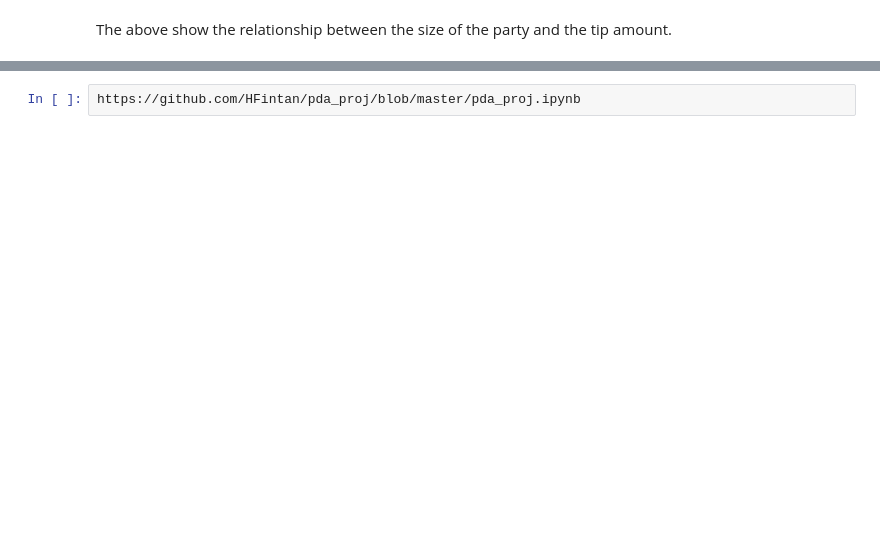
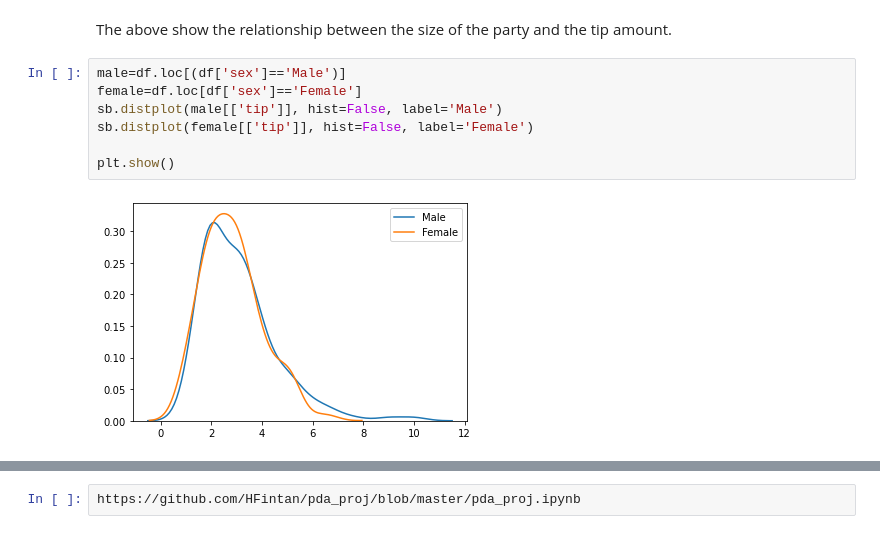
Before and after one commit to LauraBrogan/Programming-Project-2020, a Jupyter notebook: Programming Project 2020.ipynb, the cells around one changed output, grey strips where cells are left out. Cells and saved outputs as stored; diff of their text form; blank space fills up the shorter version.

```diff
--- a/Programming Project 2020.ipynb
+++ b/Programming Project 2020.ipynb
@@ -91,2 +91,11 @@ plt.show()
 # %% [markdown]
 The above show the relationship between the size of the party and the tip amount.
+# %%
+male=df.loc[(df['sex']=='Male')]
+female=df.loc[df['sex']=='Female']
+sb.distplot(male[['tip']], hist=False, label='Male')
+sb.distplot(female[['tip']], hist=False, label='Female')
+
+plt.show()
+# %% [output]
+[figure, added]
```
Also changed, not shown: parts of 12 cells of this notebook.
